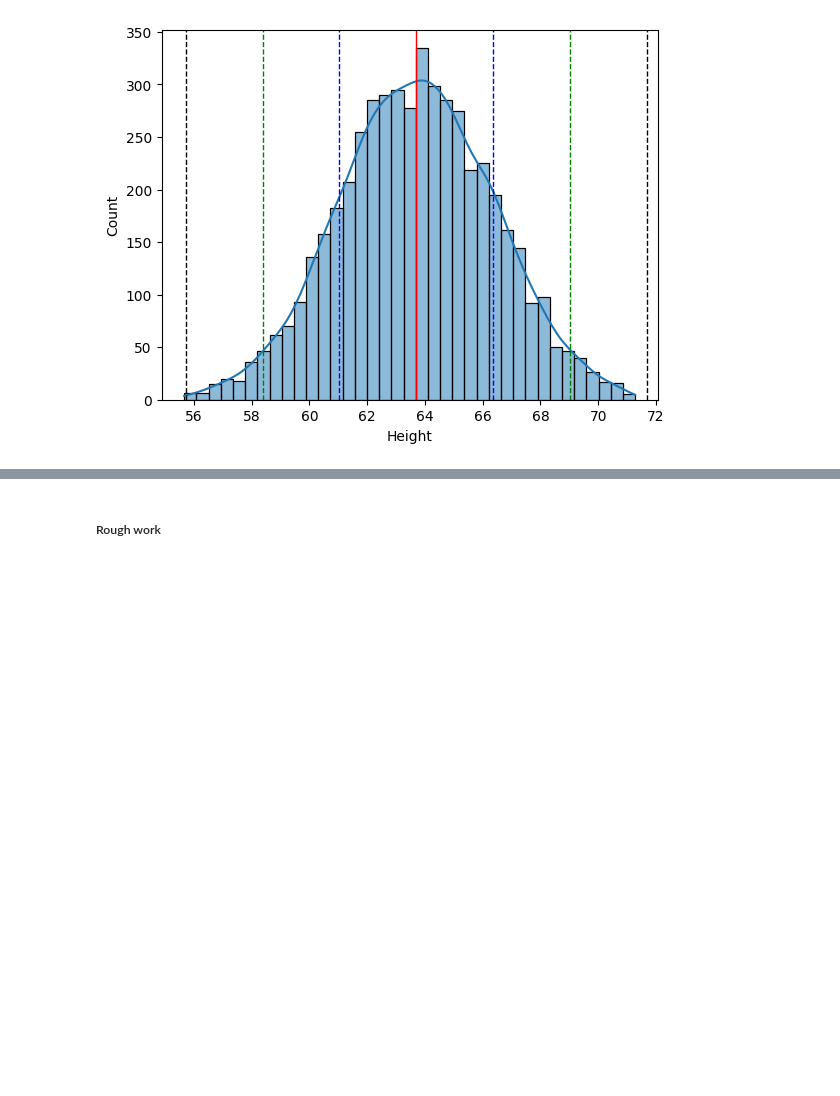
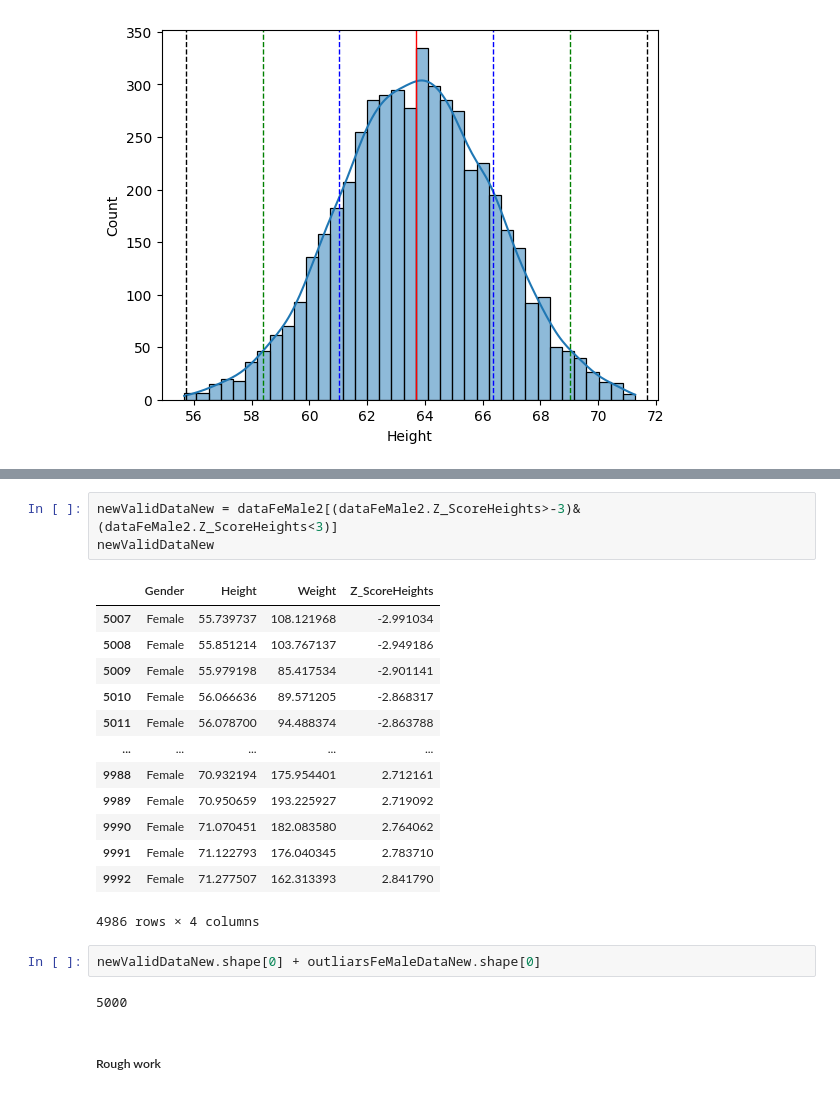
Before and after one commit to jdhova/Statistics-DataCleaning, a Jupyter notebook: Finding_Outliars/Male_Female_Heights.ipynb, the cells around one changed output, grey strips where cells are left out. Saved outputs shown, nothing was run; the diff lists cells and outputs as text; blank space fills up the shorter version.

```diff
--- a/Finding_Outliars/Male_Female_Heights.ipynb
+++ b/Finding_Outliars/Male_Female_Heights.ipynb
@@ -309,3 +338,24 @@ outliarsFeMaleDataMin
+# %%
+newValidDataNew = dataFeMale2[(dataFeMale2.Z_ScoreHeights>-3)&(dataFeMale2.Z_ScoreHeights<3)]
+newValidDataNew
+# %% [output]
+|  | Gender | Height | Weight | Z_ScoreHeights |
+| 5007 | Female | 55.739737 | 108.121968 | -2.991034 |
+| 5008 | Female | 55.851214 | 103.767137 | -2.949186 |
+| 5009 | Female | 55.979198 | 85.417534 | -2.901141 |
+| 5010 | Female | 56.066636 | 89.571205 | -2.868317 |
+| 5011 | Female | 56.078700 | 94.488374 | -2.863788 |
+| ... | ... | ... | ... | ... |
+| 9988 | Female | 70.932194 | 175.954401 | 2.712161 |
+| 9989 | Female | 70.950659 | 193.225927 | 2.719092 |
+| 9990 | Female | 71.070451 | 182.083580 | 2.764062 |
+| 9991 | Female | 71.122793 | 176.040345 | 2.783710 |
+| 9992 | Female | 71.277507 | 162.313393 | 2.841790 |
+4986 rows × 4 columns
+# %%
+newValidDataNew.shape[0] + outliarsFeMaleDataNew.shape[0]
+# %% [output]
+5000
 # %% [markdown]
 ##### Rough work
 # %%
```
Also changed, not shown: parts of 47 cells of this notebook.
